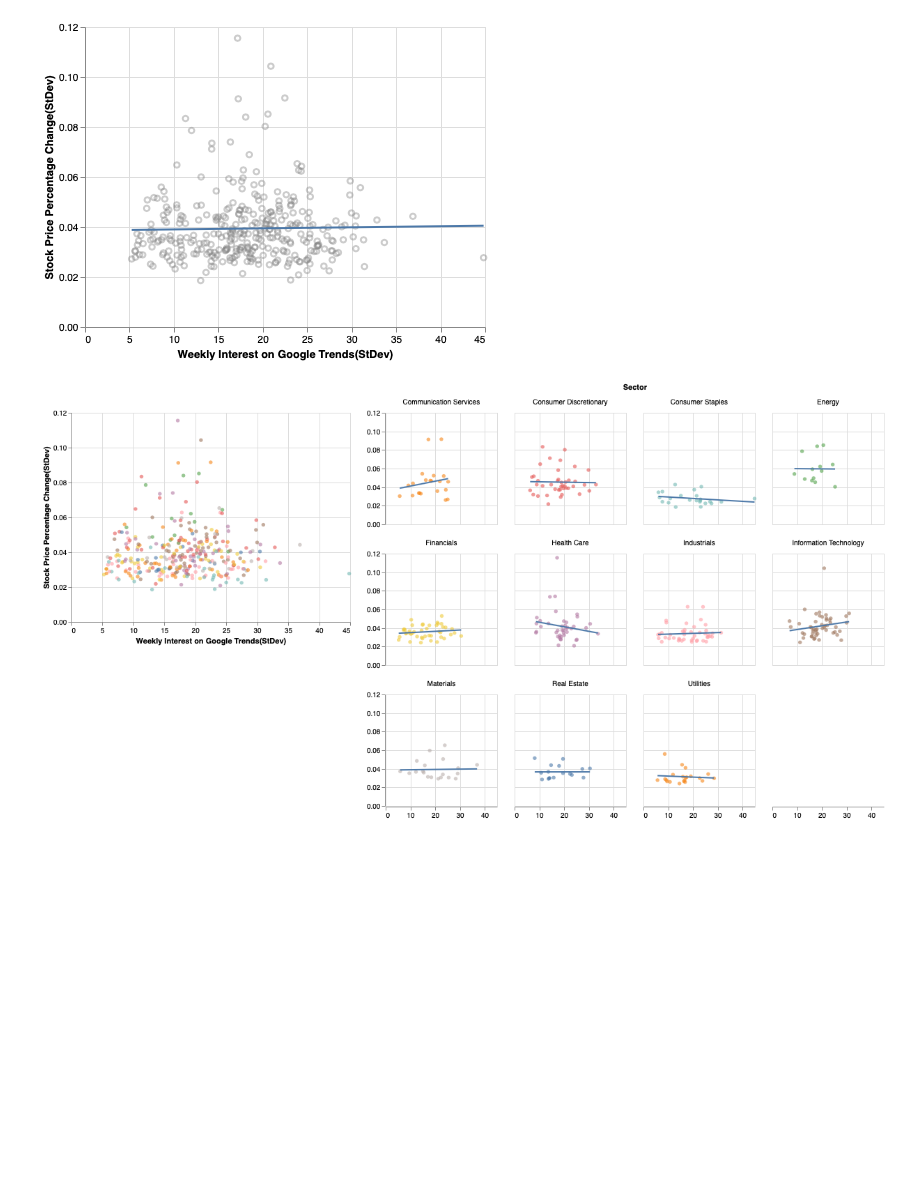
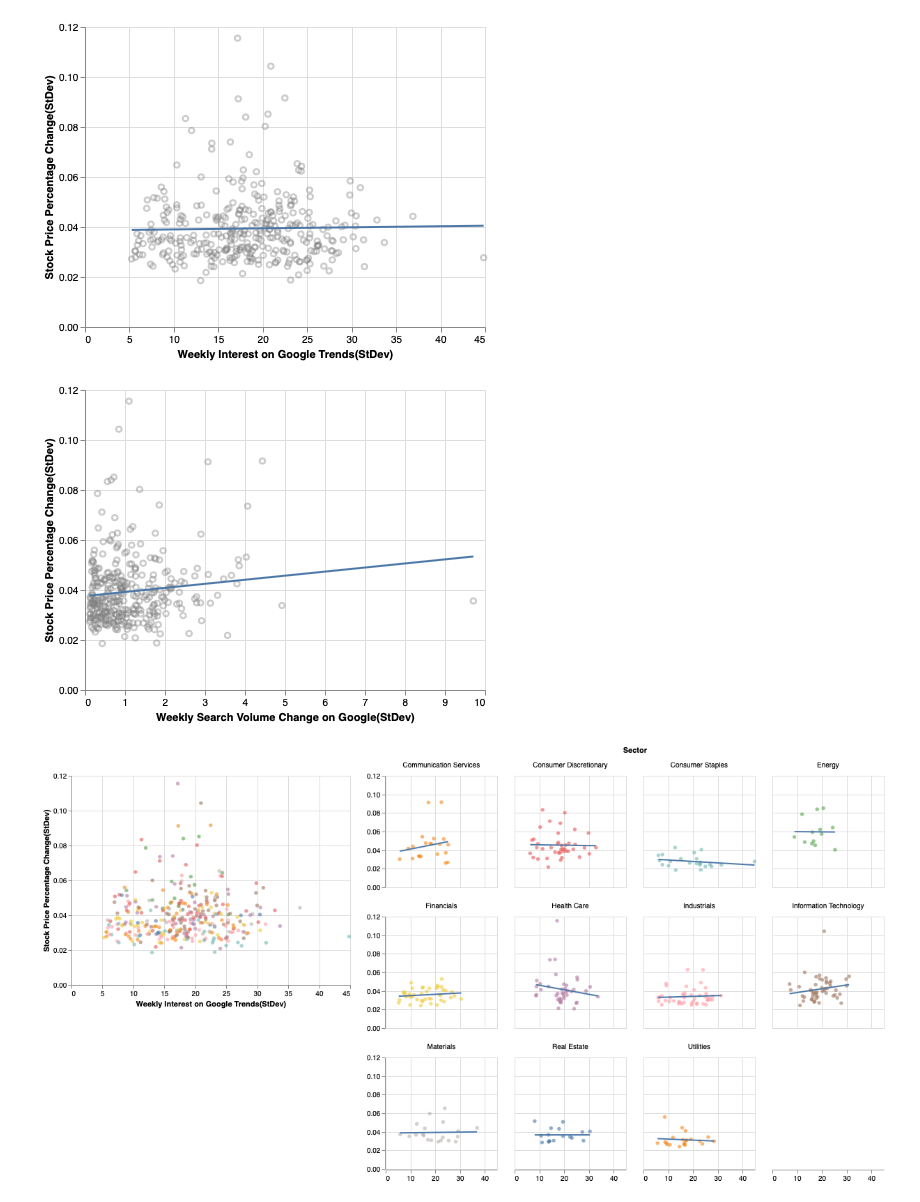
Before and after one commit to UBC-MDS/Stock-Price-Trend-Volatility-Analysis, a Jupyter notebook: src/stock-price-trend-eda.ipynb, the cells around one changed output. Cells and saved outputs as stored; diff of their text form; code cells hidden in the pictures; blank space fills up the shorter version.

```diff
--- a/src/stock-price-trend-eda.ipynb
+++ b/src/stock-price-trend-eda.ipynb
@@ -179,6 +217,15 @@ plt_trends_prices_stds = alt.Chart(stock_trends_prices_stds).mark_point(opacity=
 plt_trends_prices_stds + plt_trends_prices_stds.transform_regression('weekly_interest', 'price_change_pct').mark_line()
 # %% [output]
 [figure]
+# %%
+plt_searchvols_prices_stds = alt.Chart(stock_trends_prices_stds).mark_point(opacity=0.4, color='gray').encode(
+    x=alt.X('pct_period_search_vol', title='Weekly Search Volume Change on Google(StDev)'),
+    y=alt.Y('price_change_pct', title='Stock Price Percentage Change(StDev)')
+)
+
+plt_searchvols_prices_stds + plt_searchvols_prices_stds.transform_regression('pct_period_search_vol', 'price_change_pct').mark_line()
+# %% [output]
+[figure, added]
 # %%
 plt_sectors_trends_prices_stds = alt.Chart(stock_trends_prices_stds).mark_point(opacity=0.6, filled=True).encode(
     x=alt.X('weekly_interest', title='Weekly Interest on Google Trends(StDev)'),
```
Also changed, not shown: parts of 7 cells of this notebook.
